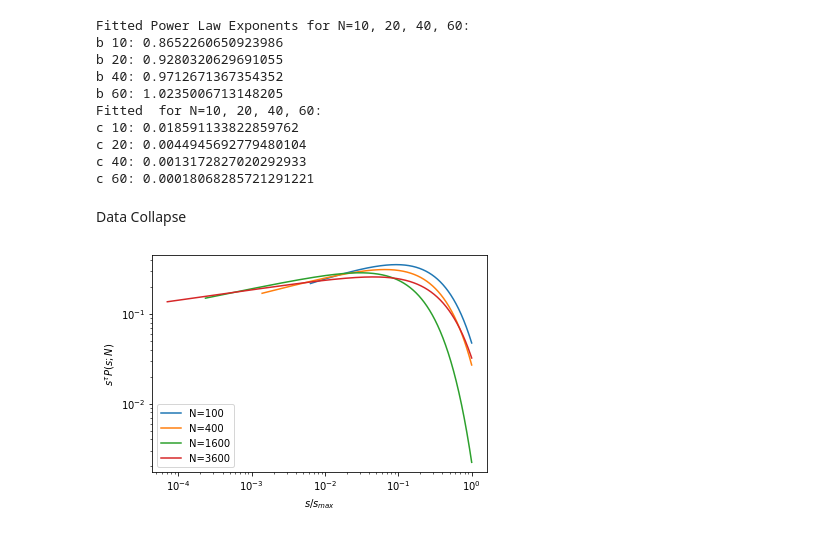
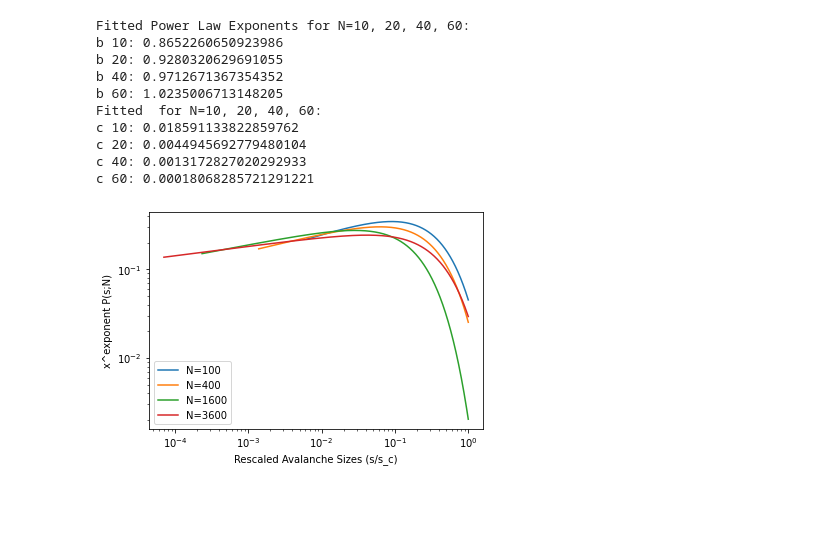
Before and after one commit to rkoevoets/complex-system-simulation, a Jupyter notebook: 2d grid network.ipynb, the cells around one changed output. Drawn from its saved outputs; the diff is of its cells as text; code cells hidden in the pictures; blank space fills up the shorter version.

```diff
--- a/2d grid network.ipynb
+++ b/2d grid network.ipynb
@@ -250,38 +253,34 @@ c 10: 0.018591133822859762
 c 20: 0.0044945692779480104
 c 40: 0.0013172827020292933
 c 60: 0.00018068285721291221
-# %% [markdown]
-Data Collapse
 # %%
 #  Scaling factors
 scaling_factors = [np.max(x_fit_10), np.max(x_fit_20), np.max(x_fit_40), np.max(x_fit_60)]
+#scaling_factors = [10, 20, 40, 60]
+
 
 # Rescaling the avalanche_sizes data
 avalanche_sizes_grid_10_scaled = (x_fit_10/scaling_factors[0])
 avalanche_sizes_grid_20_scaled = x_fit_20/scaling_factors[1]
 avalanche_sizes_grid_40_scaled = x_fit_40/scaling_factors[2]
 avalanche_sizes_grid_60_scaled = x_fit_60/ scaling_factors[3]
 
-
-pdf_fit_10_scaled = pdf_fit_10 * (x_fit_10)** 1.14
+pdf_fit_10_scaled = pdf_fit_10 * ((x_fit_10)** 1.14)
 pdf_fit_20_scaled = pdf_fit_20 * ((x_fit_20 ) ** (1.14))
 pdf_fit_40_scaled = pdf_fit_40  * ((x_fit_40 ) ** (1.14))
 pdf_fit_60_scaled = pdf_fit_60  * ((x_fit_60) ** (1.14))
-
 
 # Plotting the collapsed data on a log-log plot
 plt.figure()
 plt.loglog(avalanche_sizes_grid_10_scaled, pdf_fit_10_scaled, label='N=100')
 plt.loglog(avalanche_sizes_grid_20_scaled, pdf_fit_20_scaled, label='N=400')
 plt.loglog(avalanche_sizes_grid_40_scaled, pdf_fit_40_scaled, label='N=1600')
 plt.loglog(avalanche_sizes_grid_60_scaled, pdf_fit_60_scaled, label='N=3600')
 
-plt.xlabel("$s/s_{max}}$")
-plt.ylabel('$ s^{\u03C4} P(s;N)$')
-
+plt.xlabel('Rescaled Avalanche Sizes (s/s_c)')
+plt.ylabel('x^exponent P(s;N)')
 #plt.title('Data Collapse')
 plt.legend()
-plt.savefig("grid_data_collapse.png", dpi = 300)
 plt.show()
 # %% [output]
-[figure, old version]
+[figure, new version]
```
Also changed, not shown: parts of 8 cells of this notebook.
